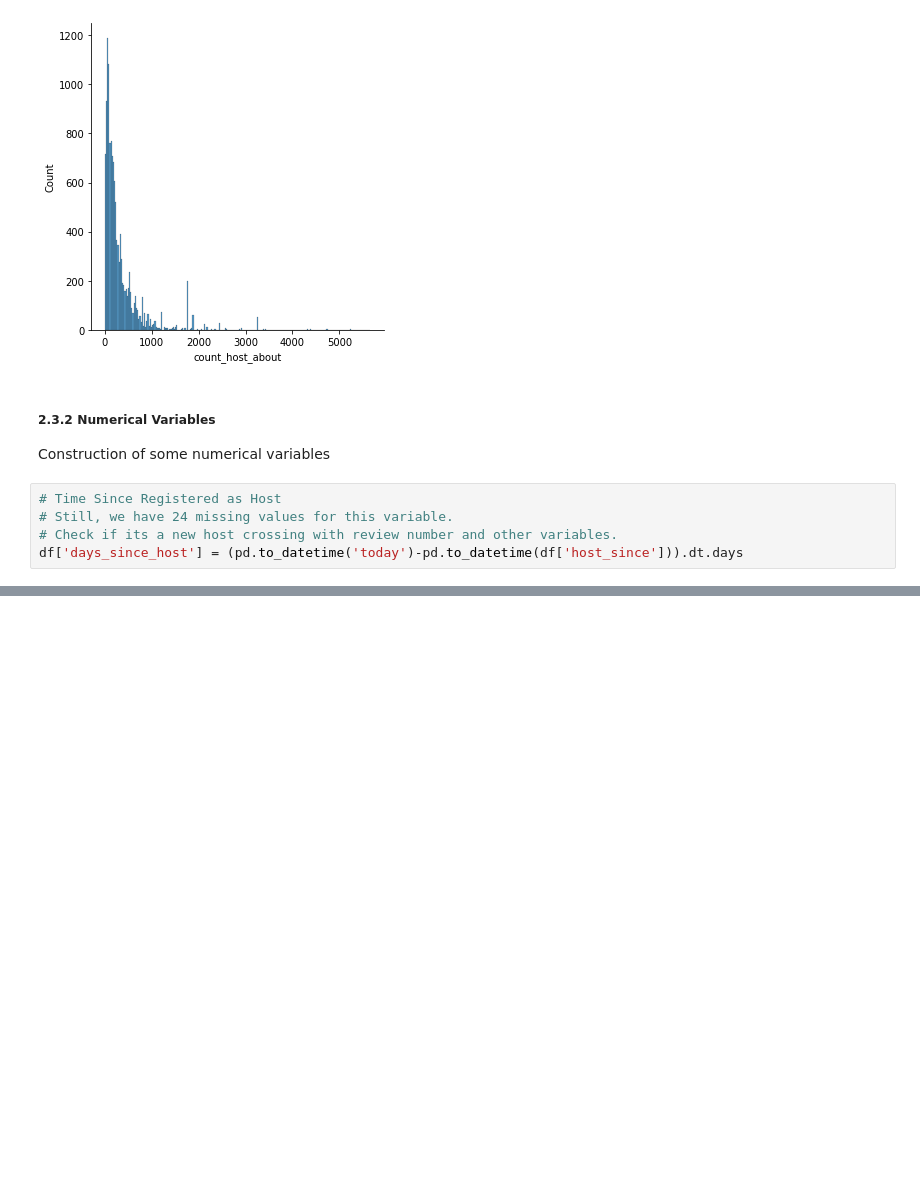
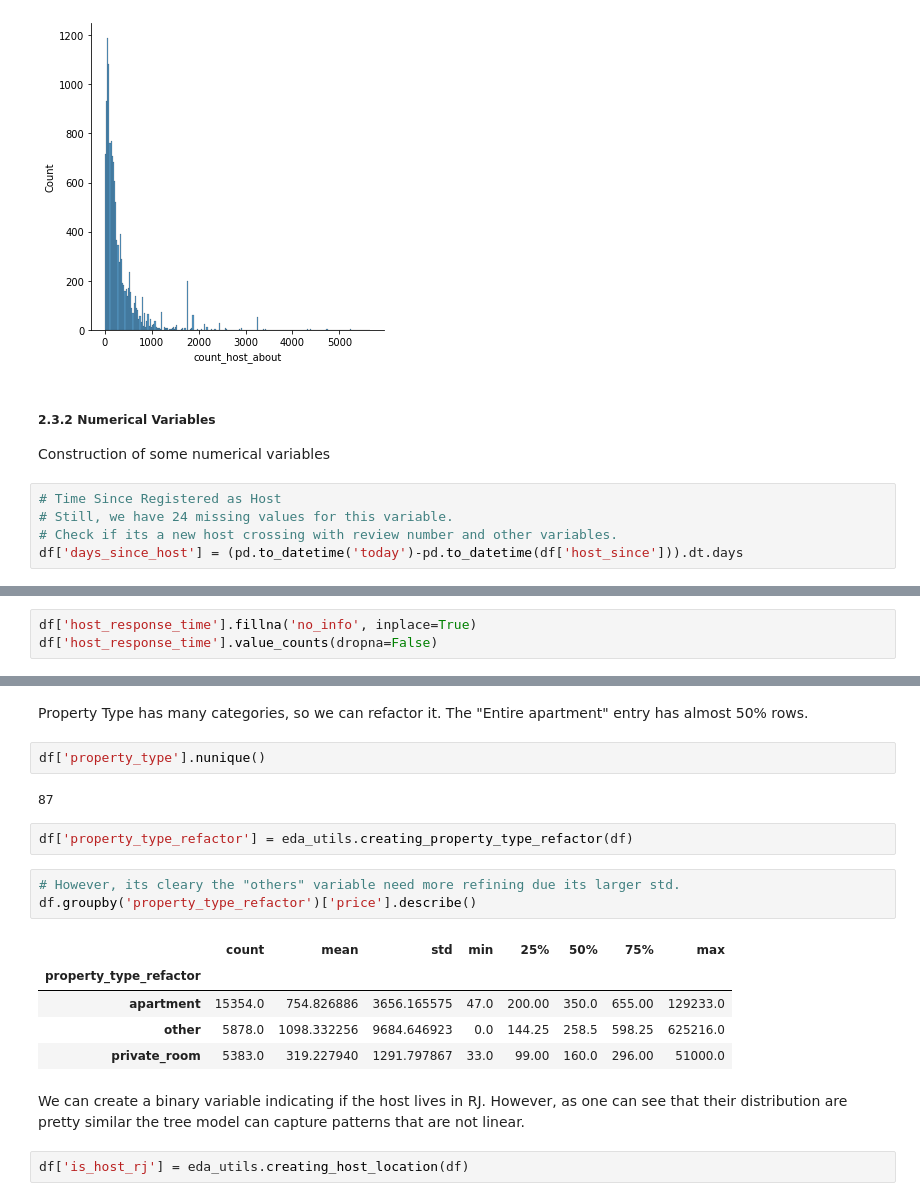
Before and after one commit to bluegardier/airbnb_prediction, a Jupyter notebook: notebooks/data_exploration_airbnb.ipynb, the cells around one changed output, grey strips where cells are left out. Saved outputs shown, nothing was run; the diff lists cells and outputs as text; blank space fills up the shorter version.

```diff
--- a/notebooks/data_exploration_airbnb.ipynb
+++ b/notebooks/data_exploration_airbnb.ipynb
@@ -391,0 +327,3 @@ sns.boxplot(x=df['is_host_rj'], y=df['log_price'])
+# %%
+df['host_response_time'].fillna('no_info', inplace=True)
+df['host_response_time'].value_counts(dropna=False)
@@ -391,0 +353,22 @@ sns.boxplot(x=df['is_host_rj'], y=df['log_price'])
+# %% [markdown]
+Property Type has many categories, so we can refactor it.
+The "Entire apartment" entry has almost 50% rows.
+# %%
+df['property_type'].nunique()
+# %% [output]
+87
+# %%
+df['property_type_refactor'] = eda_utils.creating_property_type_refactor(df)
+# %%
+# However, its cleary the "others" variable need more refining due its larger std.
+df.groupby('property_type_refactor')['price'].describe()
+# %% [output]
+|  | count | mean | std | min | 25% | 50% | 75% | max |
+| property_type_refactor |  |  |  |  |  |  |  |  |
+| apartment | 15354.0 | 754.826886 | 3656.165575 | 47.0 | 200.00 | 350.0 | 655.00 | 129233.0 |
+| other | 5878.0 | 1098.332256 | 9684.646923 | 0.0 | 144.25 | 258.5 | 598.25 | 625216.0 |
+| private_room | 5383.0 | 319.227940 | 1291.797867 | 33.0 | 99.00 | 160.0 | 296.00 | 51000.0 |
+# %% [markdown]
+We can create a binary variable indicating if the host lives in RJ. However, as one can see that their distribution are pretty similar the tree model can capture patterns that are not linear.
+# %%
+df['is_host_rj'] = eda_utils.creating_host_location(df)
```
Also changed, not shown: parts of 46 cells of this notebook.
